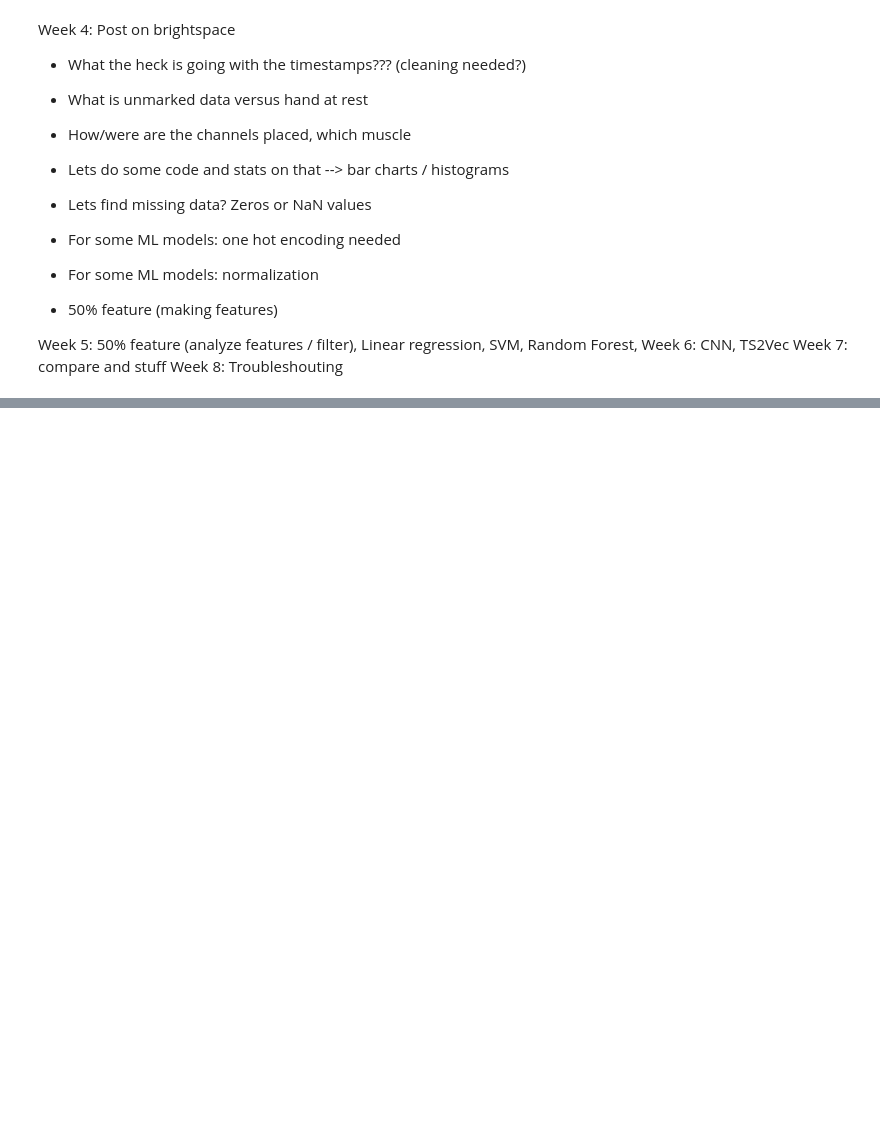
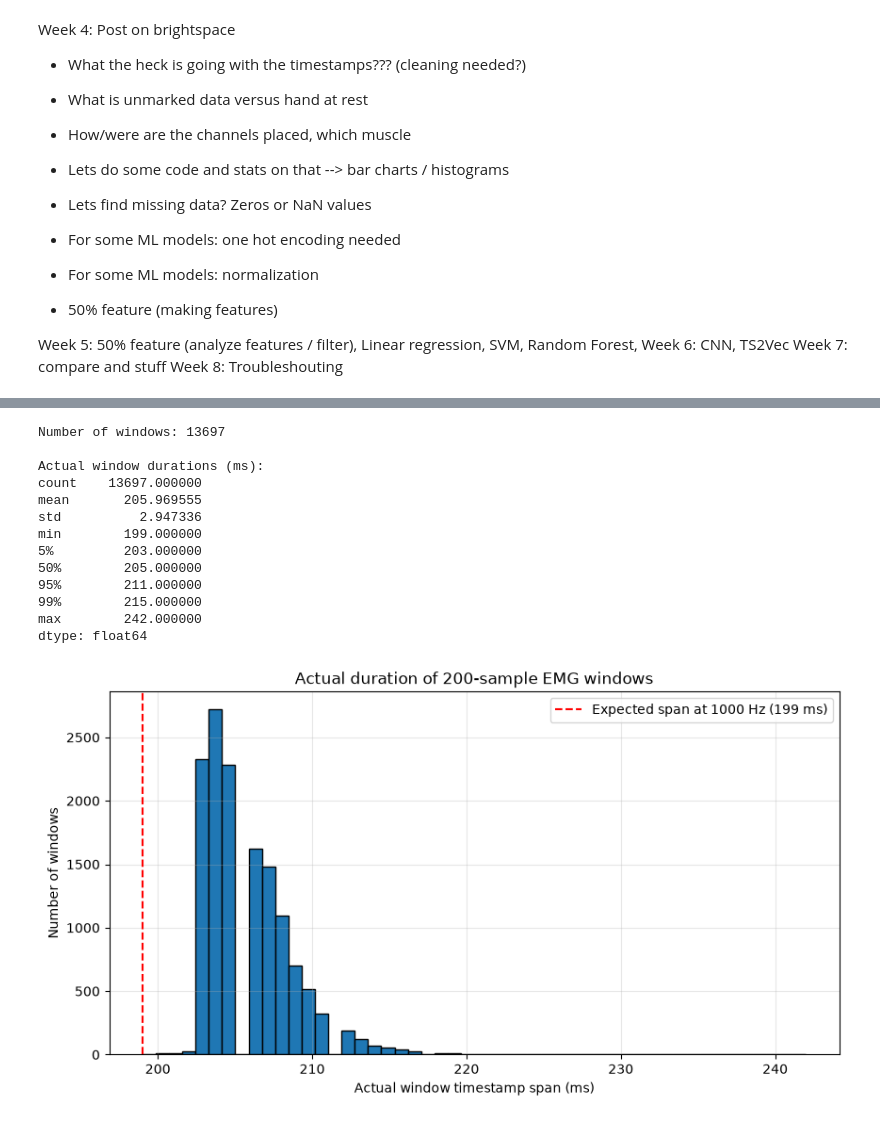
Before and after one commit to laauritaa/S-S_EMG, a Jupyter notebook: testnoteb.ipynb, the cells around one changed output, grey strips where cells are left out. Saved outputs shown, nothing was run; the diff lists cells and outputs as text; code cells hidden in the pictures; blank space fills up the shorter version.

```diff
--- a/testnoteb.ipynb
+++ b/testnoteb.ipynb
@@ -94,0 +443,56 @@ X_test_scaled = scaler.transform(X_test)
+# %%
+
+window_size = 200
+step_size = 100
+
+window_durations = []
+
+for _, segment in df_labeled.groupby("segment_id"):
+    times = segment["time"].to_numpy()
+
+    for start in range(
+        0, len(times) - window_size + 1, step_size
+    ):
+        end = start + window_size
+
+        duration = times[end - 1] - times[start]
+
+        window_durations.append(duration)
+
+window_durations = np.array(window_durations)
+
+print("Number of windows:", len(window_durations))
+
+print("\nActual window durations (ms):")
+print(pd.Series(window_durations).describe(
+    percentiles=[0.05, 0.5, 0.95, 0.99]
+))
+
+plt.figure(figsize=(10, 5))
+plt.hist(window_durations, bins=50, edgecolor="black")
+plt.axvline(
+    199, color="red", linestyle="--",
+    label="Expected span at 1000 Hz (199 ms)"
+)
+
+plt.xlabel("Actual window timestamp span (ms)")
+plt.ylabel("Number of windows")
+plt.title("Actual duration of 200-sample EMG windows")
+plt.legend()
+plt.grid(alpha=0.3)
+plt.show()
+# %% [output]
+Number of windows: 13697
+
+Actual window durations (ms):
+count    13697.000000
+mean       205.969555
+std          2.947336
+min        199.000000
+5%         203.000000
+50%        205.000000
+95%        211.000000
+99%        215.000000
+max        242.000000
+dtype: float64
+[figure, added]
```
Also changed, not shown: parts of 23 cells of this notebook.
